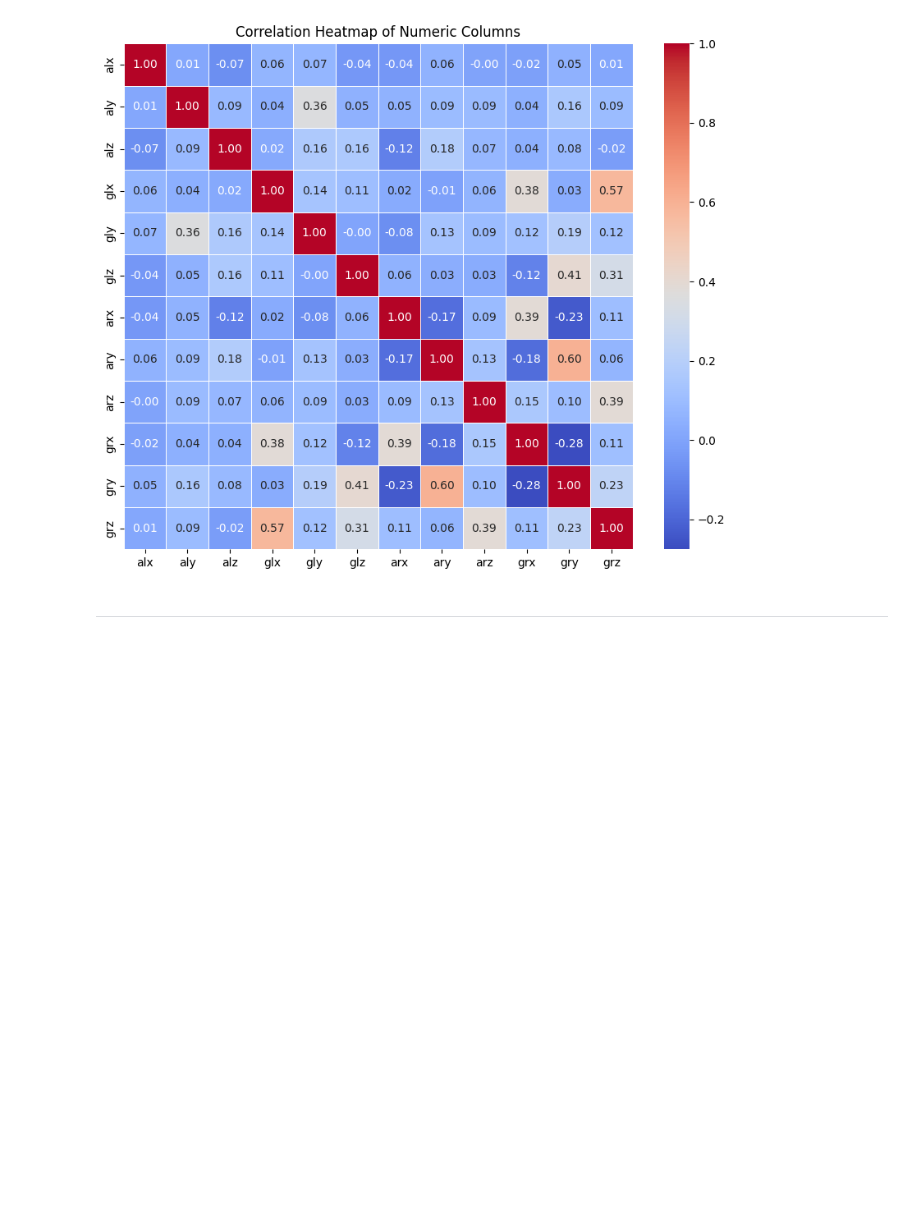
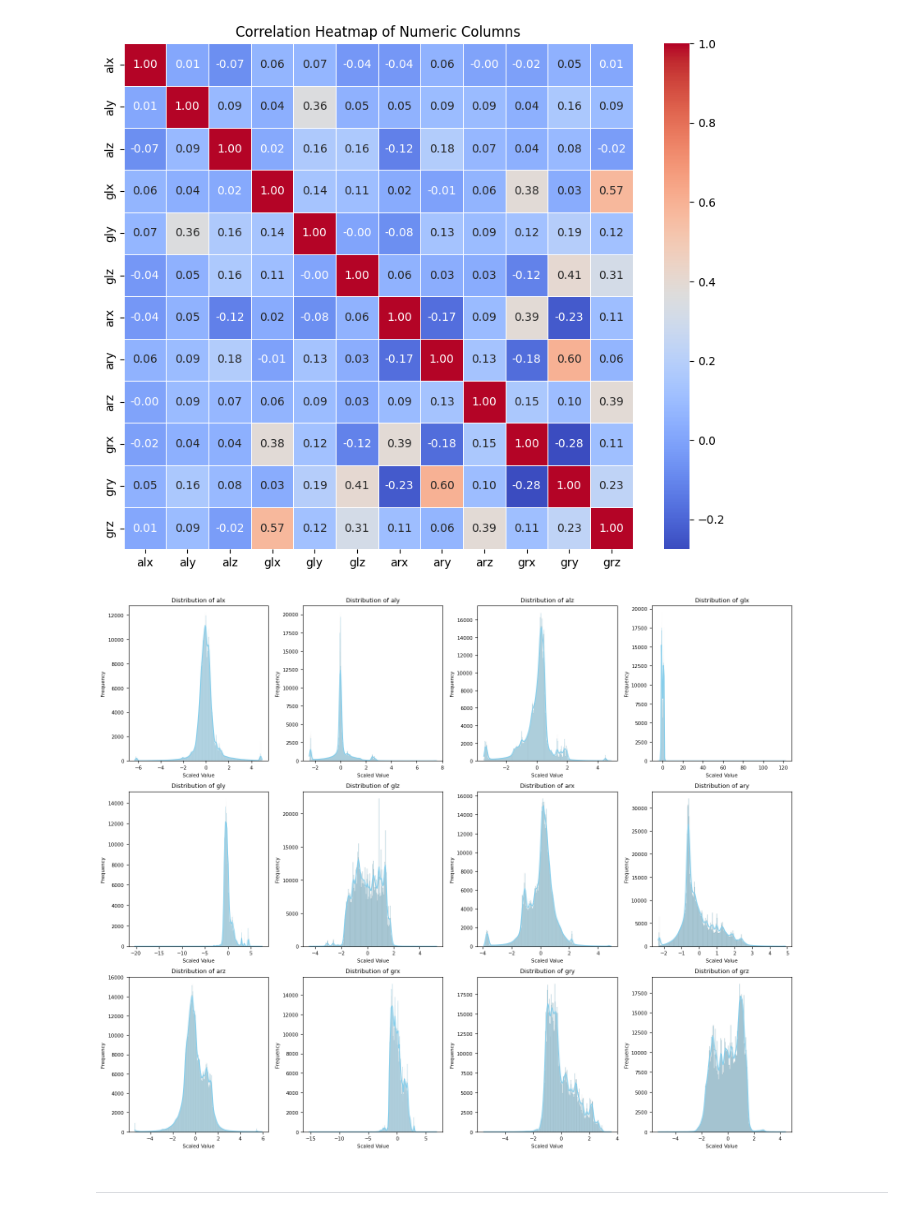
Before and after one commit to IbrahimTGhanem/Datathon5, a Jupyter notebook: Datahon_5_Group_10.ipynb, the cells around one changed output. Cells and saved outputs as stored; diff of their text form; code cells hidden in the pictures; blank space fills up the shorter version.

```diff
--- a/Datahon_5_Group_10.ipynb
+++ b/Datahon_5_Group_10.ipynb
@@ -301,5 +320,27 @@ plt.title('Correlation Heatmap of Numeric Columns')
 plt.show()
 # %% [output]
 [figure]
+# %%
+scaled_data = data.copy()
+
+# Columns to scale
+columns_to_scale = ['alx', 'aly', 'alz', 'glx', 'gly', 'glz', 'arx', 'ary', 'arz', 'grx', 'gry', 'grz']
+scaler = StandardScaler()
+scaled_data[columns_to_scale] = scaler.fit_transform(scaled_data[columns_to_scale])
+
+# Visualizing the normal distribution for each feature
+plt.figure(figsize=(15, 12))
+
+for i, column in enumerate(columns_to_scale, 1):
+    plt.subplot(3, 4, i)
+    sns.histplot(scaled_data[column], kde=True, color='skyblue')
+    plt.title(f'Distribution of {column}')
+    plt.xlabel('Scaled Value')
+    plt.ylabel('Frequency')
+
+plt.tight_layout()
+plt.show()
+# %% [output]
+[figure, added]
 # %% [markdown]
 ________________________________________________________________________________
```
Also changed, not shown: parts of 9 cells of this notebook.
